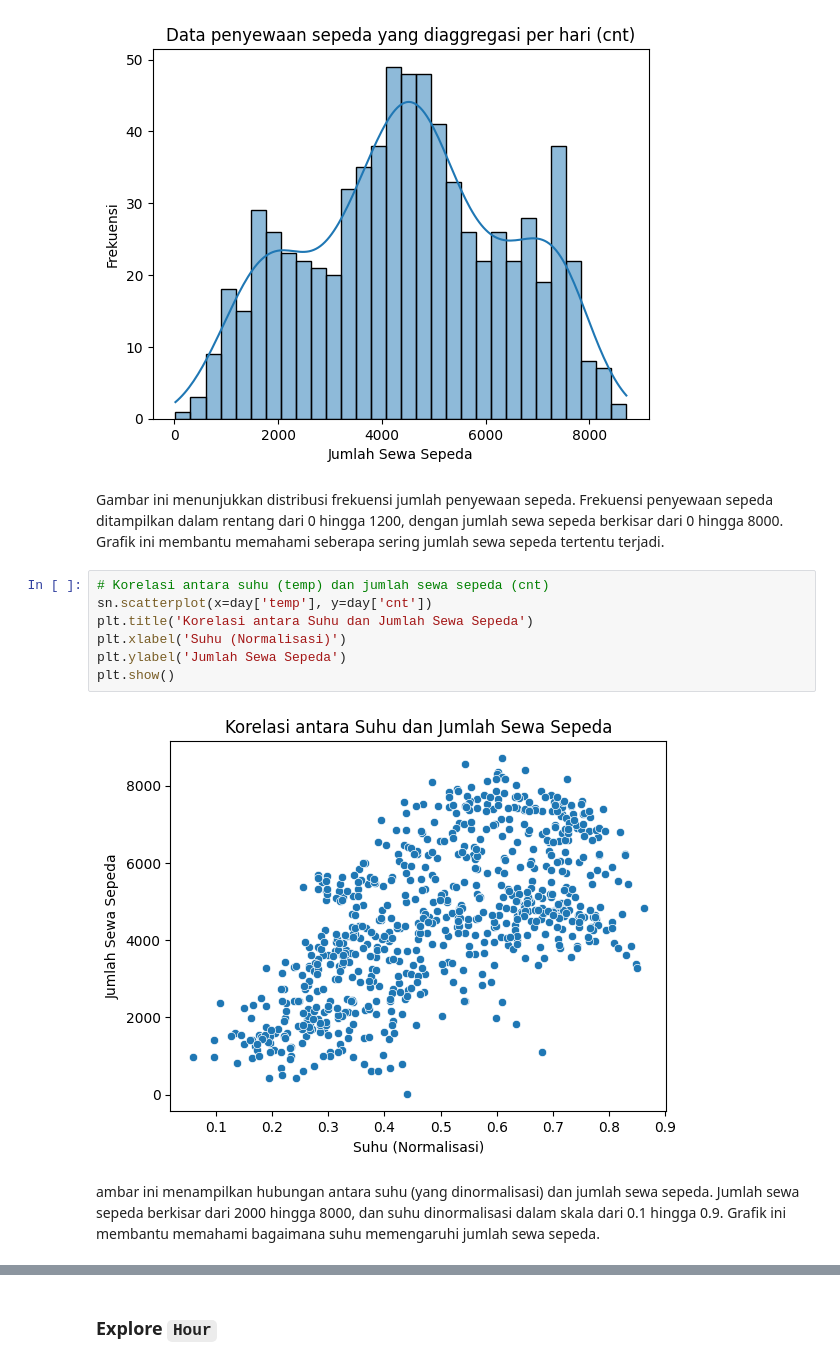
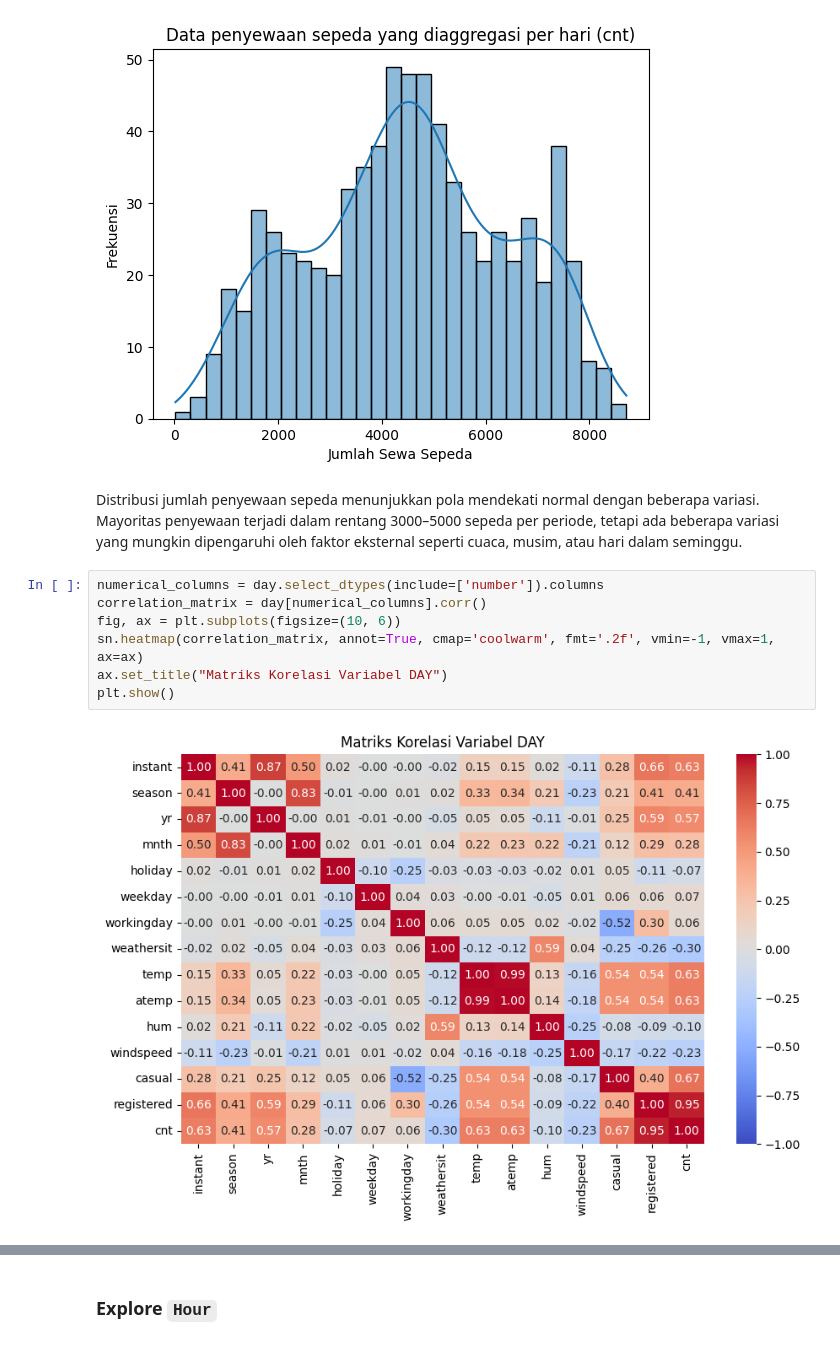
Before and after one commit to Robbysaidiii/Dashboard_mc211d5y2136, a Jupyter notebook: Proyek_Analisis_Data.ipynb, the cells around one changed output, grey strips where cells are left out. Cells and saved outputs as stored; diff of their text form.

Commit message:
Update kode analisis data penyewaan sepeda

```diff
--- a/Proyek_Analisis_Data.ipynb
+++ b/Proyek_Analisis_Data.ipynb
@@ -385,16 +393,14 @@ plt.ylabel('Frekuensi')
 plt.show()
 # %% [output]
 [figure]
-# %% [markdown]
-Gambar ini menunjukkan distribusi frekuensi jumlah penyewaan sepeda. Frekuensi penyewaan sepeda ditampilkan dalam rentang dari 0 hingga 1200, dengan jumlah sewa sepeda berkisar dari 0 hingga 8000. Grafik ini membantu memahami seberapa sering jumlah sewa sepeda tertentu terjadi.
-# %%
-# Korelasi antara suhu (temp) dan jumlah sewa sepeda (cnt)
-sn.scatterplot(x=day['temp'], y=day['cnt'])
-plt.title('Korelasi antara Suhu dan Jumlah Sewa Sepeda')
-plt.xlabel('Suhu (Normalisasi)')
-plt.ylabel('Jumlah Sewa Sepeda')
-plt.show()
-# %% [output]
-[figure, removed]
-# %% [markdown]
-ambar ini menampilkan hubungan antara suhu (yang dinormalisasi) dan jumlah sewa sepeda. Jumlah sewa sepeda berkisar dari 2000 hingga 8000, dan suhu dinormalisasi dalam skala dari 0.1 hingga 0.9. Grafik ini membantu memahami bagaimana suhu memengaruhi jumlah sewa sepeda.
+# %% [markdown]
+Distribusi jumlah penyewaan sepeda menunjukkan pola mendekati normal dengan beberapa variasi. Mayoritas penyewaan terjadi dalam rentang 3000–5000 sepeda per periode, tetapi ada beberapa variasi yang mungkin dipengaruhi oleh faktor eksternal seperti cuaca, musim, atau hari dalam seminggu.
+# %%
+numerical_columns = day.select_dtypes(include=['number']).columns
+correlation_matrix = day[numerical_columns].corr()
+fig, ax = plt.subplots(figsize=(10, 6))
+sn.heatmap(correlation_matrix, annot=True, cmap='coolwarm', fmt='.2f', vmin=-1, vmax=1, ax=ax)
+ax.set_title("Matriks Korelasi Variabel DAY")
+plt.show()
+# %% [output]
+[figure, added]
```
Also changed, not shown: parts of 52 cells of this notebook, 6 other files.
